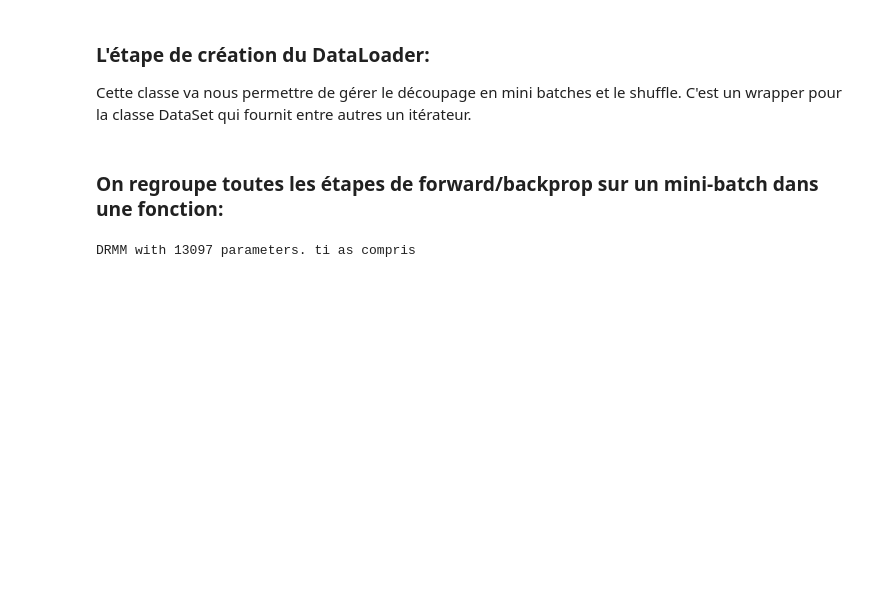
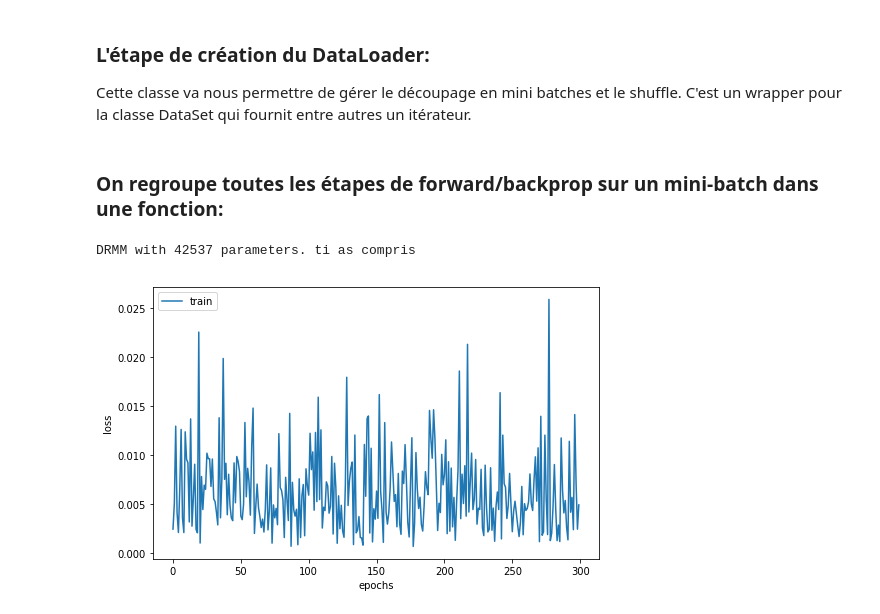
Before and after one commit to ismaelbonneau/semantic_deep_neuralIR, a Jupyter notebook: DRMM.ipynb, the cells around one changed output. Saved outputs shown, nothing was run; the diff lists cells and outputs as text; code cells hidden in the pictures; blank space fills up the shorter version.

```diff
--- a/DRMM.ipynb
+++ b/DRMM.ipynb
@@ -219,8 +214,10 @@ Cette classe va nous permettre de gérer le découpage en mini batches et le shu
 # %%
 from torch.utils.data import DataLoader
 
+batchsize = 64
 #classe utile pour gérer les mini batches et le shuffle (crucial!)
-train_loader = DataLoader(dataset=train_dataset, batch_size=64, shuffle=False)
+train_loader = DataLoader(dataset=train_dataset, batch_size=batchsize, shuffle=True)
+val_loader = DataLoader(dataset=test_dataset, batch_size=batchsize, shuffle=False)
 # %% [markdown]
 ### On regroupe toutes les étapes de forward/backprop sur un mini-batch dans une fonction:
 # %%
@@ -232,7 +229,7 @@ def drmm_make_train_step(model, loss_fn, optimizer):
         pos_score = model(pos_batch[0], pos_batch[1])
         neg_score = model(neg_batch[0], neg_batch[1])
         #calcul de la loss
-        loss = loss_fn(pos_score, neg_score)
+        loss = loss_fn(pos_score, neg_score, torch.Tensor([1] * pos_batch[0].size()[0]))
         #calcul des gradients
         loss.backward()
         #mise à jour des paramètres
@@ -244,16 +241,16 @@ def drmm_make_train_step(model, loss_fn, optimizer):
 
     return drmm_train_step
 # %%
-drmm = DRMM(30,5)
+drmm = DRMM(30, 5, hidden_sizes=[256, 128, 64, 16,1])
 print(drmm)
 
-hingeloss = HingeLoss()
+hingeloss = MarginRankingLoss()
 optimizer = torch.optim.Adam(drmm.parameters(), lr = 0.0005)
 
 make_train_step = drmm_make_train_step(drmm, hingeloss, optimizer)
 
 losses = []
-nb_epochs = 50
+nb_epochs = 300
 
 for i in range(nb_epochs):
     #parcourir tous les batches du dataloader
@@ -268,4 +265,4 @@ for i in range(nb_epochs):
         loss = make_train_step(pos_batch, neg_batch)
     losses.append(loss)
 # %% [output]
-DRMM with 13097 parameters. ti as compris
+DRMM with 42537 parameters. ti as compris
@@ -274,0 +269,9 @@ DRMM with 13097 parameters. ti as compris
+# %%
+plt.figure(figsize=(8,5))
+plt.plot(list(range(300)), losses, label="train")
+plt.ylabel("loss")
+plt.xlabel("epochs")
+plt.legend()
+plt.show()
+# %% [output]
+[figure, added]
```
Also changed, not shown: parts of 6 cells of this notebook.
